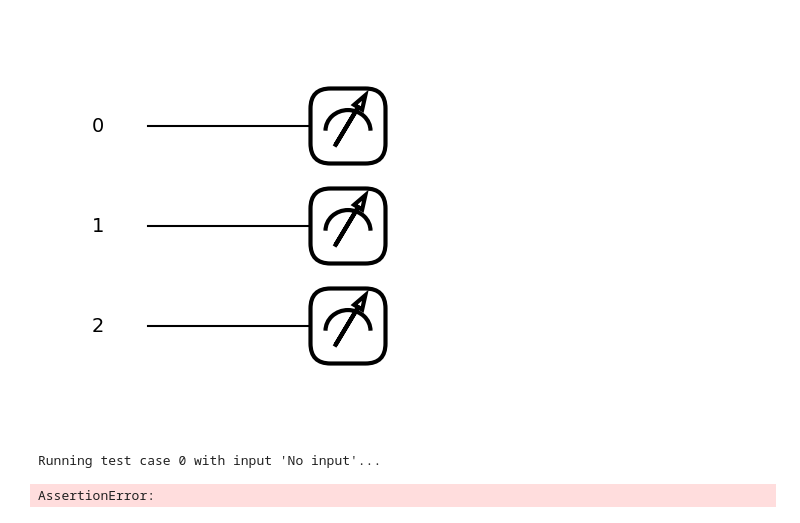
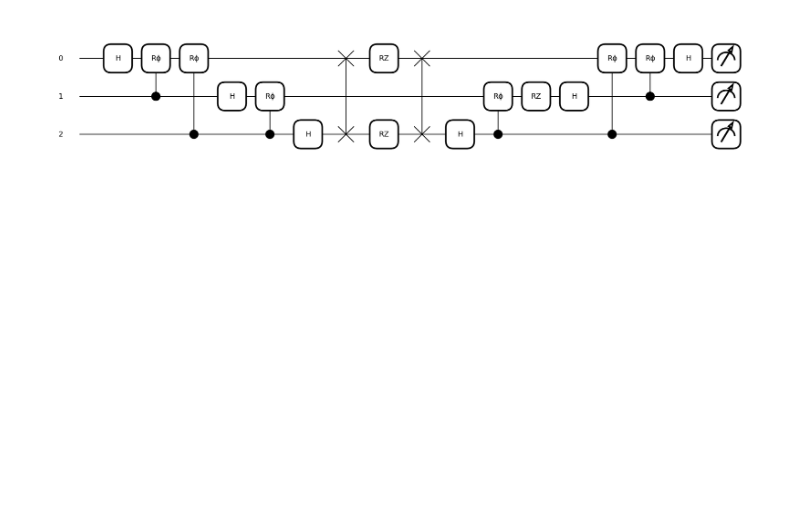
Before and after one commit to Scirelgar/qhack23-challenges, a Jupyter notebook: OfficeHijinks/TheSuperParameter.ipynb, the cells around one changed output. Cells and saved outputs as stored; diff of their text form; code cells hidden in the pictures; blank space fills up the shorter version.

```diff
--- a/OfficeHijinks/TheSuperParameter.ipynb
+++ b/OfficeHijinks/TheSuperParameter.ipynb
@@ -6,8 +6,12 @@ import matplotlib.pyplot as plt
 
 dev = qml.device("default.qubit", wires=3)
 
+def add_k_fourier(k, wires):
+    for j in range(len(wires)):
+        qml.RZ(k * np.pi / (2**j), wires=wires[j])
 
 @qml.qnode(dev)
+@qml.compile()
 
 def model(alpha):
     """In this qnode you will define your model in such a way that there is a single
@@ -20,9 +24,15 @@ def model(alpha):
         (numpy.tensor): The probability vector of the resulting quantum state.
     """
     # Put your code here #
+    qml.QFT(wires=range(3))
 
+    add_k_fourier(alpha, wires=range(3))
 
-    # The following lines are the encoding of each qubit
+    # qml.RZ(alpha * np.pi / (2**1),wires=0)
+    # qml.RZ(alpha * np.pi / (2**2),wires=1)
+    # qml.RZ(alpha * np.pi / (2**3),wires=2)
+
+    qml.adjoint(qml.QFT)(wires=range(3))
 
     return qml.probs(wires=range(3))
 
@@ -34,12 +44,12 @@ def generate_coefficients():
         (list(int)): A list of eight real numbers.
     """
     # Put your code here #
-    return [0.1, 1.2, 2.3, 3.8, 4.1, 4.9, 5.8, 7.0]
+    return [0, 1, 2, 3, 4, 5, 6, 7]
 # %%
-qml.draw_mpl(model, show_all_wires=True)(6)
+qml.draw_mpl(model, show_all_wires=True)(2)
 plt.show()
 # %% [output]
-[figure, old version]
+[figure, new version]
 # %%
 # These functions are responsible for testing the solution.
 def run(test_case_input: str) -> str:
@@ -97,6 +107,3 @@ for i, (input_, expected_output) in enumerate(test_cases):
 
         else:
             print("Correct!")
-# %% [output]
-Running test case 0 with input 'No input'...
-AssertionError:
```
